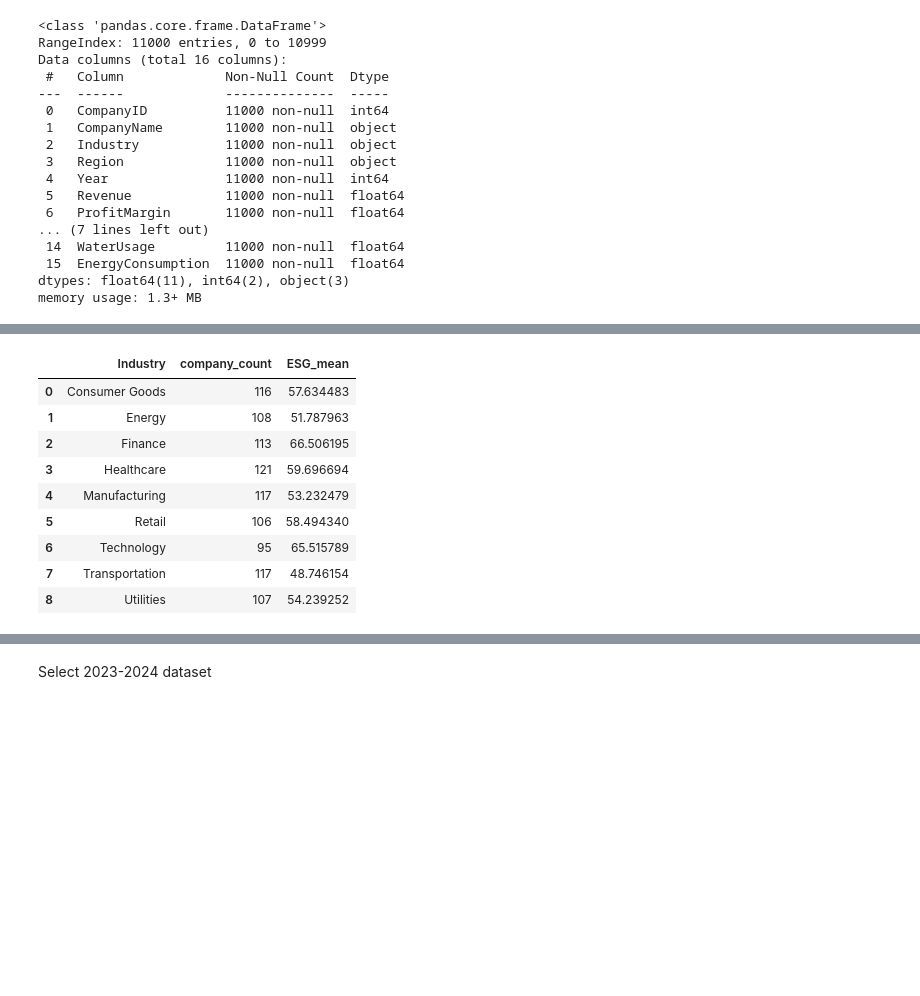
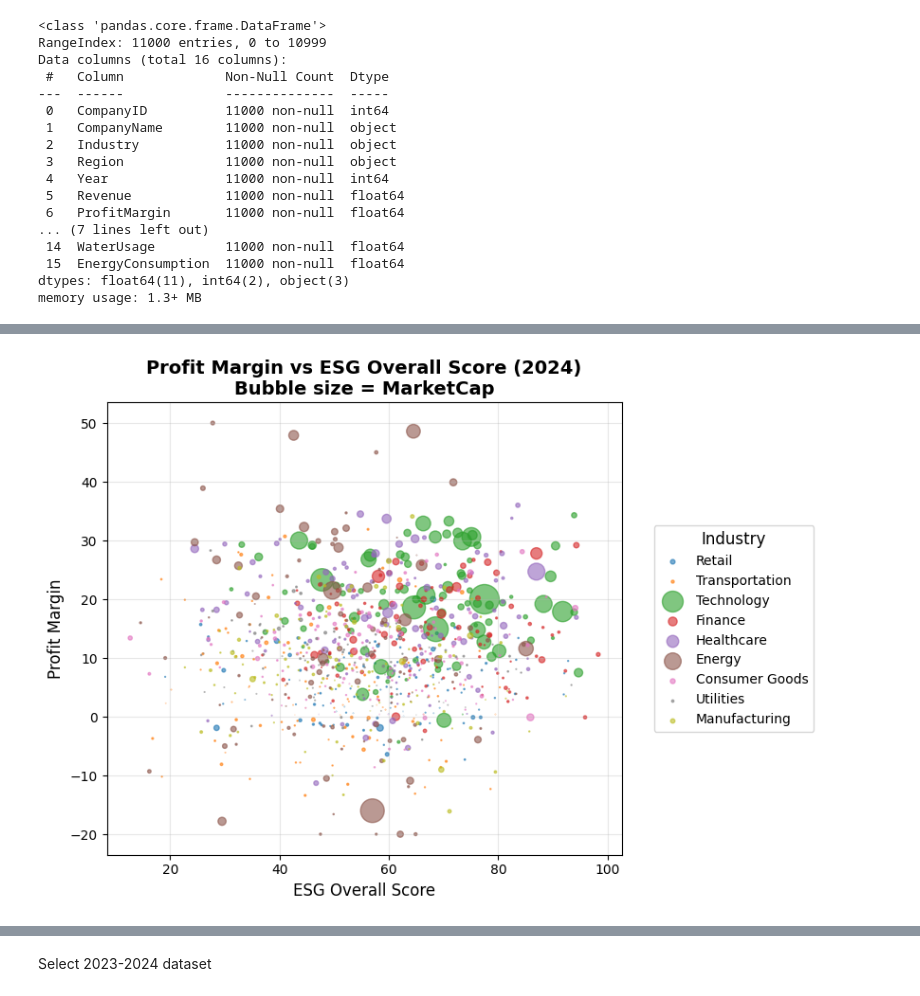
Before and after one commit to ygong-hue/Machine-Learning-Project, a Jupyter notebook: data.ipynb, the cells around one changed output, grey strips where cells are left out. Drawn from its saved outputs; the diff is of its cells as text; code cells hidden in the pictures; blank space fills up the shorter version.

```diff
--- a/data.ipynb
+++ b/data.ipynb
@@ -74,23 +188,39 @@ Name: count, Length: 99, dtype: int64
 # %%
-# 按 Year 和 Industry 分组，计算公司数量和 ESG_Overall 平均值
-# 先筛选出 2024 年的数据
+# Filter data for 2024
 df_2024 = df[df['Year'] == 2024]
 
-# 按 Industry 分组，统计公司数量和 ESG 平均值
-df_grouped = df_2024.groupby('Industry').agg(
-    company_count=('CompanyID', 'count'),   # 统计公司数量
-    ESG_mean=('ESG_Overall', 'mean')        # 计算 ESG 平均值
-).reset_index()
+# Normalize bubble size for better visualization
+size_scale = 500  # Adjust this to change bubble sizes
+sizes = df_2024['MarketCap'] / df_2024['MarketCap'].max() * size_scale
 
-df_grouped
+# Create bubble chart
+plt.figure(figsize=(10, 6))
+for industry in df_2024['Industry'].unique():
+    data = df_2024[df_2024['Industry'] == industry]
+    plt.scatter(
+        data['ESG_Overall'],
+        data['ProfitMargin'],
+        s=data['MarketCap'] / df_2024['MarketCap'].max() * size_scale,  # bubble size
+        alpha=0.6,
+        label=industry
+    )
+
+# Labels and title
+plt.xlabel('ESG Overall Score', fontsize=12)
+plt.ylabel('Profit Margin', fontsize=12)
+plt.title('Profit Margin vs ESG Overall Score (2024)\nBubble size = MarketCap', fontsize=14, fontweight='bold')
+
+# Legend outside on the right
+plt.legend(
+    title='Industry',
+    bbox_to_anchor=(1.05, 0.5),
+    loc='center left',
+    fontsize=10,
+    title_fontsize=12
+)
+
+plt.grid(True, alpha=0.3)
+plt.tight_layout(rect=[0, 0, 0.85, 1])
+plt.show()
 # %% [output]
-|  | Industry | company_count | ESG_mean |
-| 0 | Consumer Goods | 116 | 57.634483 |
-| 1 | Energy | 108 | 51.787963 |
-| 2 | Finance | 113 | 66.506195 |
-| 3 | Healthcare | 121 | 59.696694 |
-| 4 | Manufacturing | 117 | 53.232479 |
-| 5 | Retail | 106 | 58.494340 |
-| 6 | Technology | 95 | 65.515789 |
-| 7 | Transportation | 117 | 48.746154 |
-| 8 | Utilities | 107 | 54.239252 |
+[figure, added]
```
Also changed, not shown: parts of 23 cells of this notebook, 4 other files.
